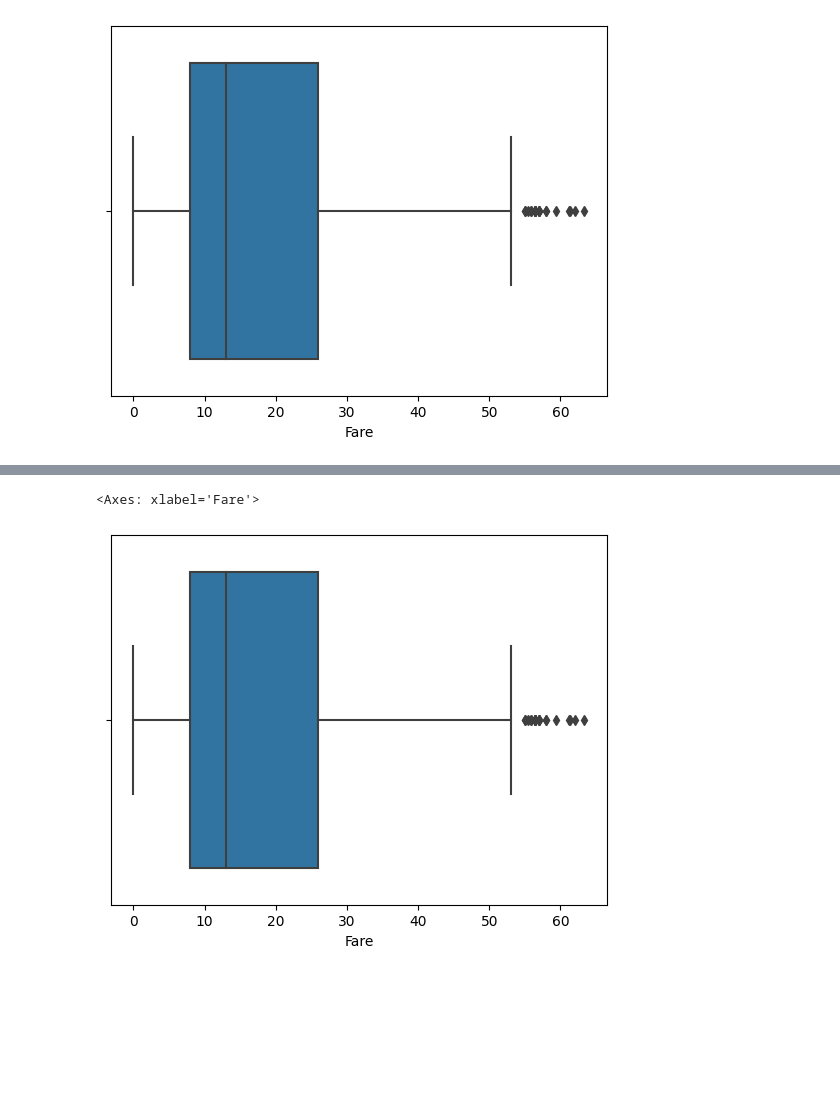
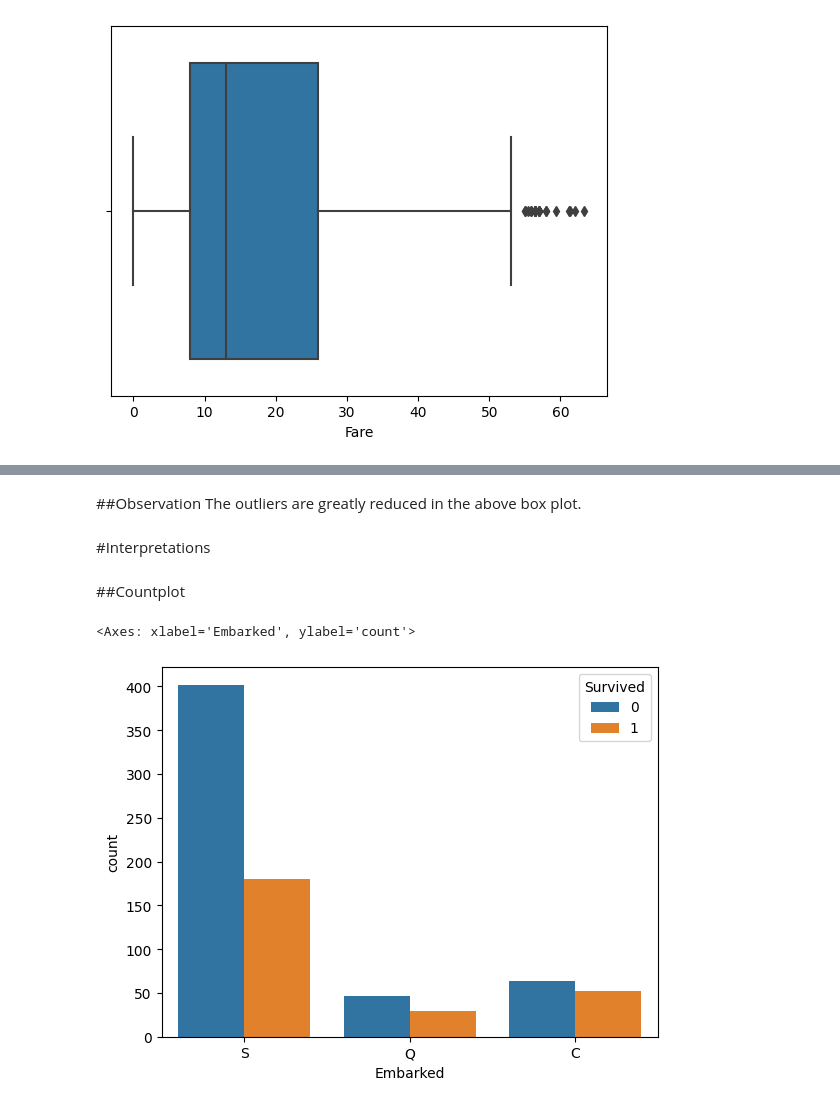
Before and after one commit to pradeep71195/Statistical-Analysis, a Jupyter notebook: Descriptive Statistics.ipynb, the cells around one changed output, grey strips where cells are left out. Saved outputs shown, nothing was run; the diff lists cells and outputs as text; code cells hidden in the pictures; blank space fills up the shorter version.

```diff
--- a/Descriptive Statistics.ipynb
+++ b/Descriptive Statistics.ipynb
@@ -6,6 +6,8 @@ import numpy as np
 import statistics
 
 data = pd.read_csv("/content/drive/MyDrive/Statistics/Titanic.csv")
+
+final_data = data
 # %%
 data.head(20)
 # %% [output]
@@ -229,5 +273,13 @@ data.loc[(data['Fare']>int(upper)), 'Fare'] = int(upper)
-# %%
-sns.boxplot(x=data['Fare'])
-# %% [output]
-<Axes: xlabel='Fare'>
-[figure, removed]
+# %% [markdown]
+##Observation
+The outliers are greatly reduced in the above box plot.
+# %% [markdown]
+#Interpretations
+# %% [markdown]
+##Countplot
+# %%
+#Countplot - gives the count of records under each category in the shape of bars
+sns.countplot(data = final_data, x='Embarked', hue='Survived')
+# %% [output]
+<Axes: xlabel='Embarked', ylabel='count'>
+[figure, added]
```
Also changed, not shown: parts of 38 cells of this notebook.
